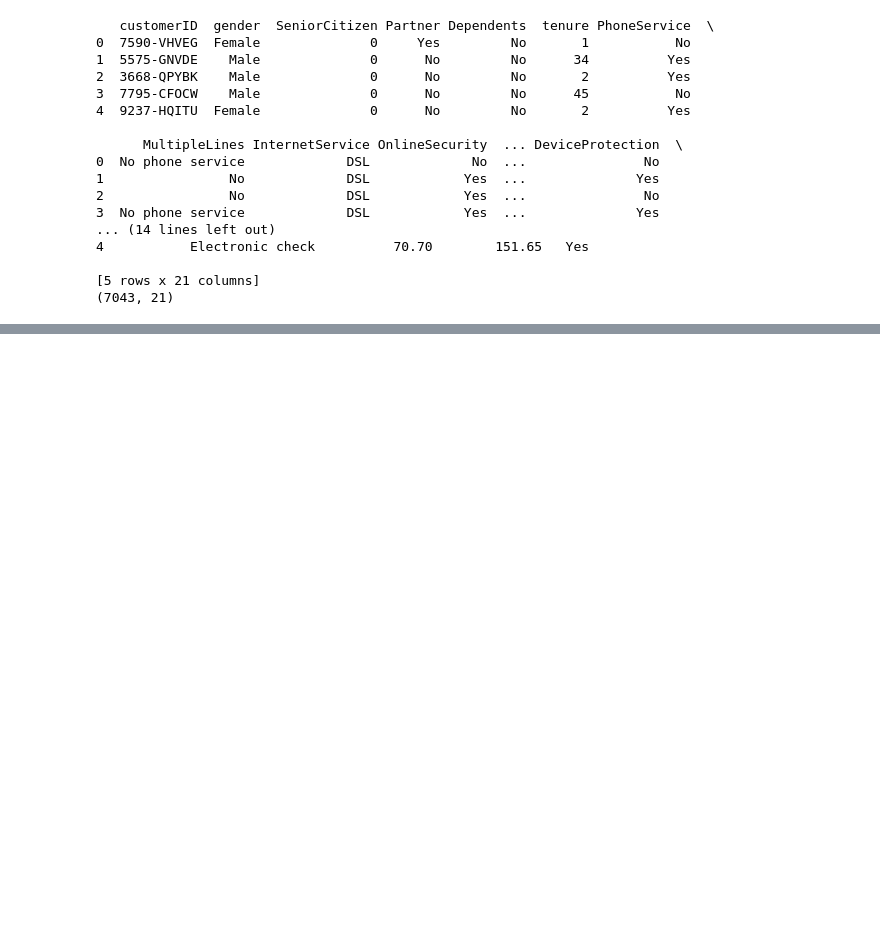
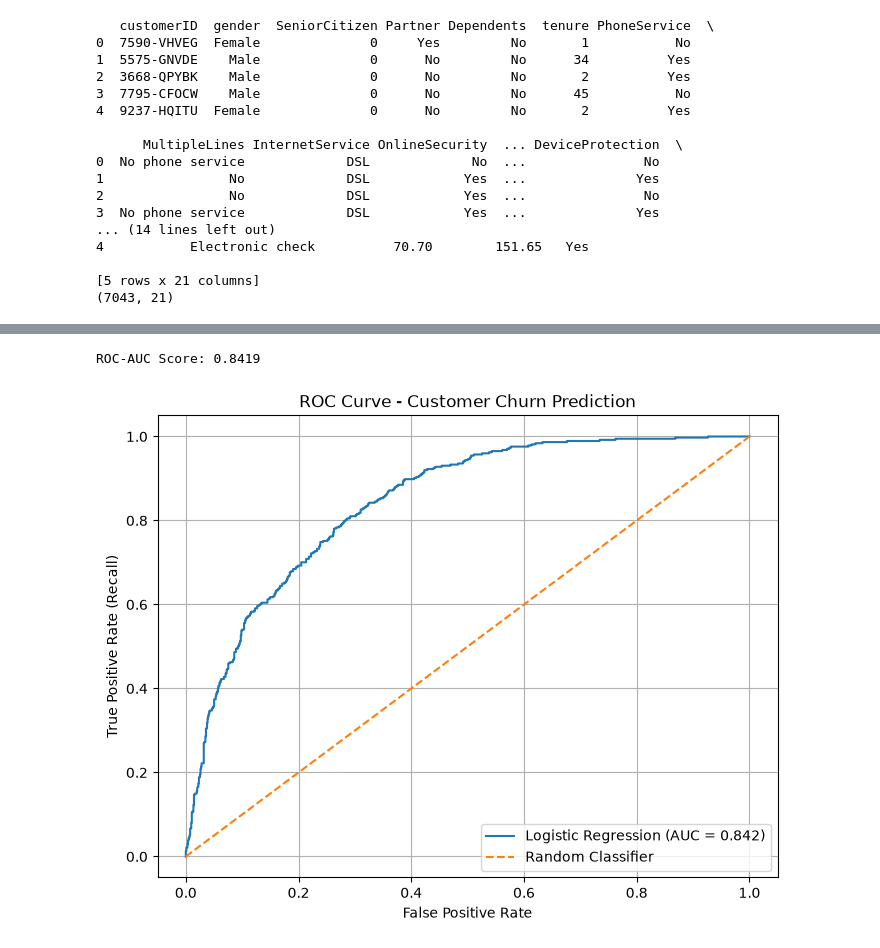
Before and after one commit to Anwesh-A-Salian/Churn-Prediction-Model, a Jupyter notebook: notebooks/02_preprocessing.ipynb, the cells around one changed output, grey strips where cells are left out. Drawn from its saved outputs; the diff is of its cells as text; code cells hidden in the pictures; blank space fills up the shorter version.

```diff
--- a/notebooks/02_preprocessing.ipynb
+++ b/notebooks/02_preprocessing.ipynb
@@ -24,0 +220,15 @@ print(df.shape)
+# %%
+thresholds=[0.3,0.4,0.5,0.6]
+predicted_proba = lr_model.predict_proba(X_test)[:,1]
+for threshold in thresholds:
+    threshold_pred = (predicted_proba>=threshold).astype(int)
+    print("\nThreshold: ",threshold)
+    print("Precision:", round(
+        precision_score(y_test, threshold_pred, zero_division=0), 3
+    ))
+    print("Recall:", round(
+        recall_score(y_test, threshold_pred, zero_division=0), 3
+    ))
+    print("F1-score:", round(
+        f1_score(y_test, threshold_pred, zero_division=0), 3
+    ))
@@ -24,0 +255,23 @@ print(df.shape)
+# %%
+import matplotlib.pyplot as plt
+from sklearn.metrics import roc_curve, roc_auc_score
+
+fpr,tpr,threshold=roc_curve(y_test,predicted_proba)
+
+roc_auc=roc_auc_score(y_test,predicted_proba)
+
+print("ROC-AUC Score:", round(roc_auc, 4))
+
+plt.figure(figsize=(8, 6))
+plt.plot(fpr, tpr, label=f"Logistic Regression (AUC = {roc_auc:.3f})")
+plt.plot([0, 1], [0, 1], linestyle="--", label="Random Classifier")
+
+plt.xlabel("False Positive Rate")
+plt.ylabel("True Positive Rate (Recall)")
+plt.title("ROC Curve - Customer Churn Prediction")
+plt.legend()
+plt.grid(True)
+plt.show()
+# %% [output]
+ROC-AUC Score: 0.8419
+[figure, added]
```
Also changed, not shown: parts of 15 cells of this notebook.
